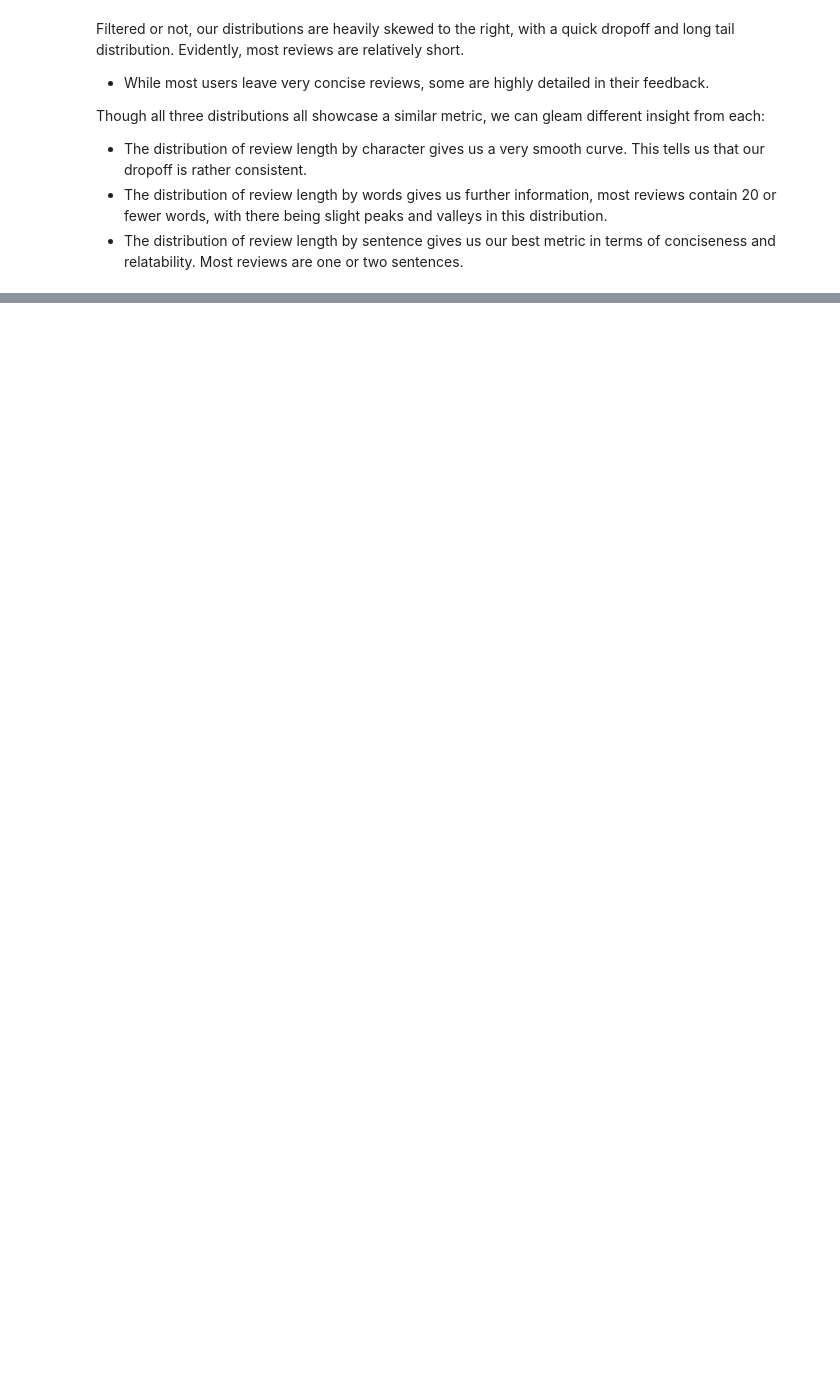
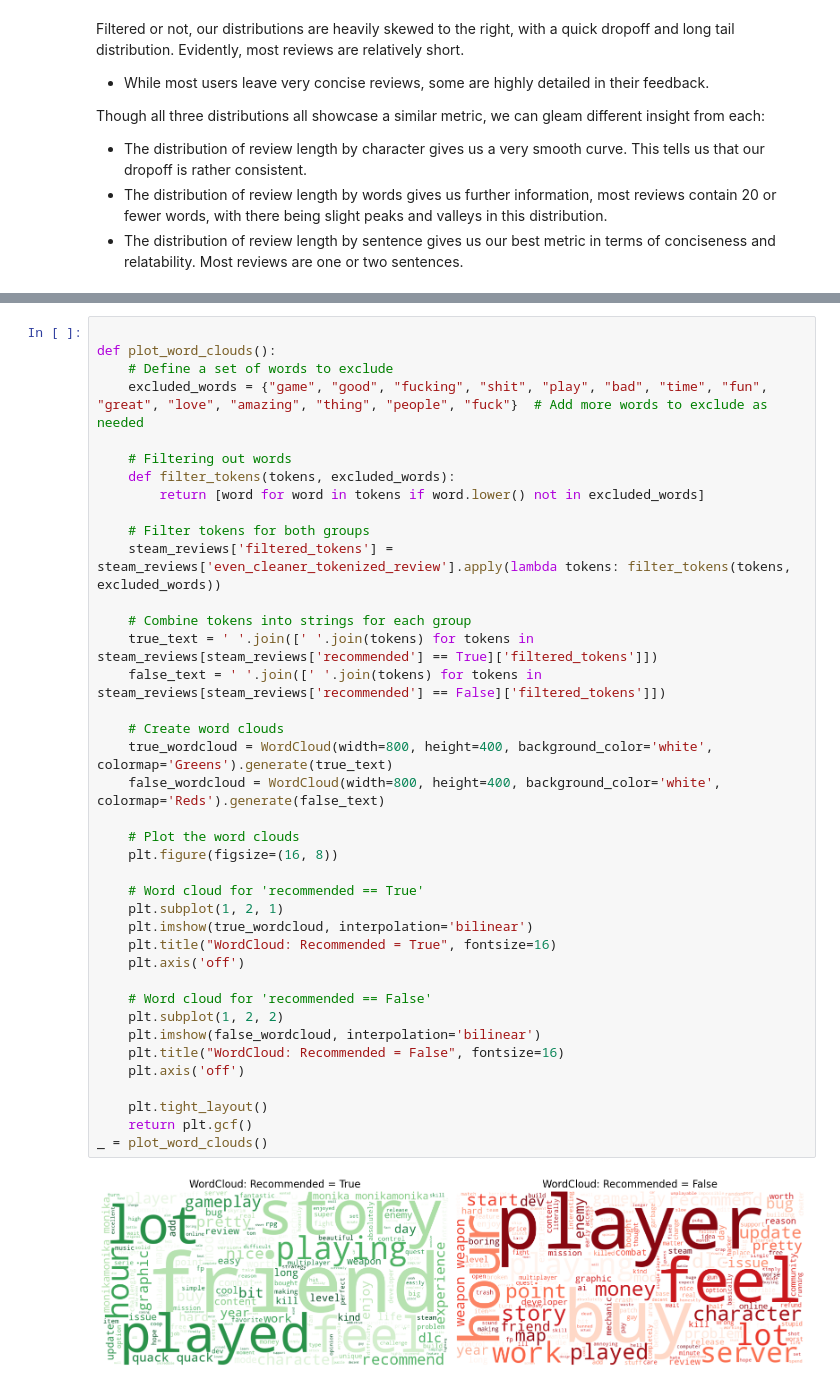
Before and after one commit to DVDMVN/GMDT_PROJ, a Jupyter notebook: exploring_steam_reviews.ipynb, the cells around one changed output, grey strips where cells are left out. Cells and saved outputs as stored; diff of their text form; blank space fills up the shorter version.

```diff
--- a/exploring_steam_reviews.ipynb
+++ b/exploring_steam_reviews.ipynb
@@ -523,0 +503,41 @@ Passing `palette` without assigning `hue` is deprecated and will be removed in v
+# %%
+
+def plot_word_clouds():
+    # Define a set of words to exclude
+    excluded_words = {"game", "good", "fucking", "shit", "play", "bad", "time", "fun", "great", "love", "amazing", "thing", "people", "fuck"}  # Add more words to exclude as needed
+
+    # Filtering out words
+    def filter_tokens(tokens, excluded_words):
+        return [word for word in tokens if word.lower() not in excluded_words]
+
+    # Filter tokens for both groups
+    steam_reviews['filtered_tokens'] = steam_reviews['even_cleaner_tokenized_review'].apply(lambda tokens: filter_tokens(tokens, excluded_words))
+
+    # Combine tokens into strings for each group
+    true_text = ' '.join([' '.join(tokens) for tokens in steam_reviews[steam_reviews['recommended'] == True]['filtered_tokens']])
+    false_text = ' '.join([' '.join(tokens) for tokens in steam_reviews[steam_reviews['recommended'] == False]['filtered_tokens']])
+
+    # Create word clouds
+    true_wordcloud = WordCloud(width=800, height=400, background_color='white', colormap='Greens').generate(true_text)
+    false_wordcloud = WordCloud(width=800, height=400, background_color='white', colormap='Reds').generate(false_text)
+
+    # Plot the word clouds
+    plt.figure(figsize=(16, 8))
+
+    # Word cloud for 'recommended == True'
+    plt.subplot(1, 2, 1)
+    plt.imshow(true_wordcloud, interpolation='bilinear')
+    plt.title("WordCloud: Recommended = True", fontsize=16)
+    plt.axis('off')
+
+    # Word cloud for 'recommended == False'
+    plt.subplot(1, 2, 2)
+    plt.imshow(false_wordcloud, interpolation='bilinear')
+    plt.title("WordCloud: Recommended = False", fontsize=16)
+    plt.axis('off')
+
+    plt.tight_layout()
+    return plt.gcf()
+_ = plot_word_clouds()
+# %% [output]
+[figure, added]
```
Also changed, not shown: parts of 15 cells of this notebook, 5 other files.
